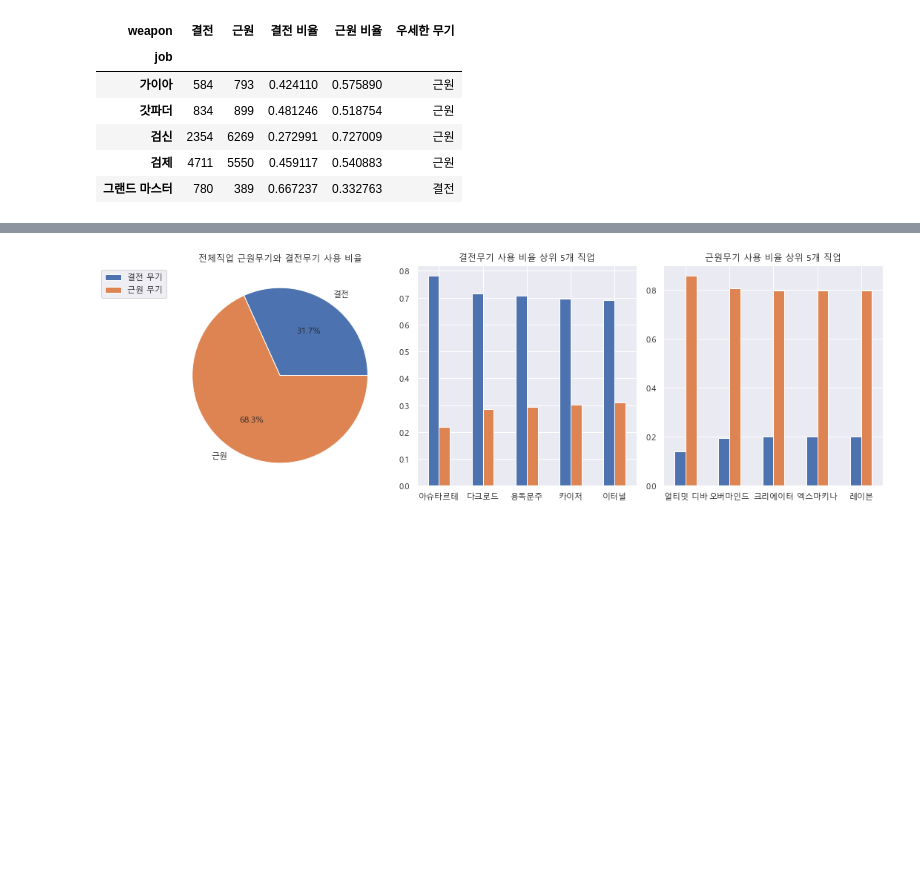
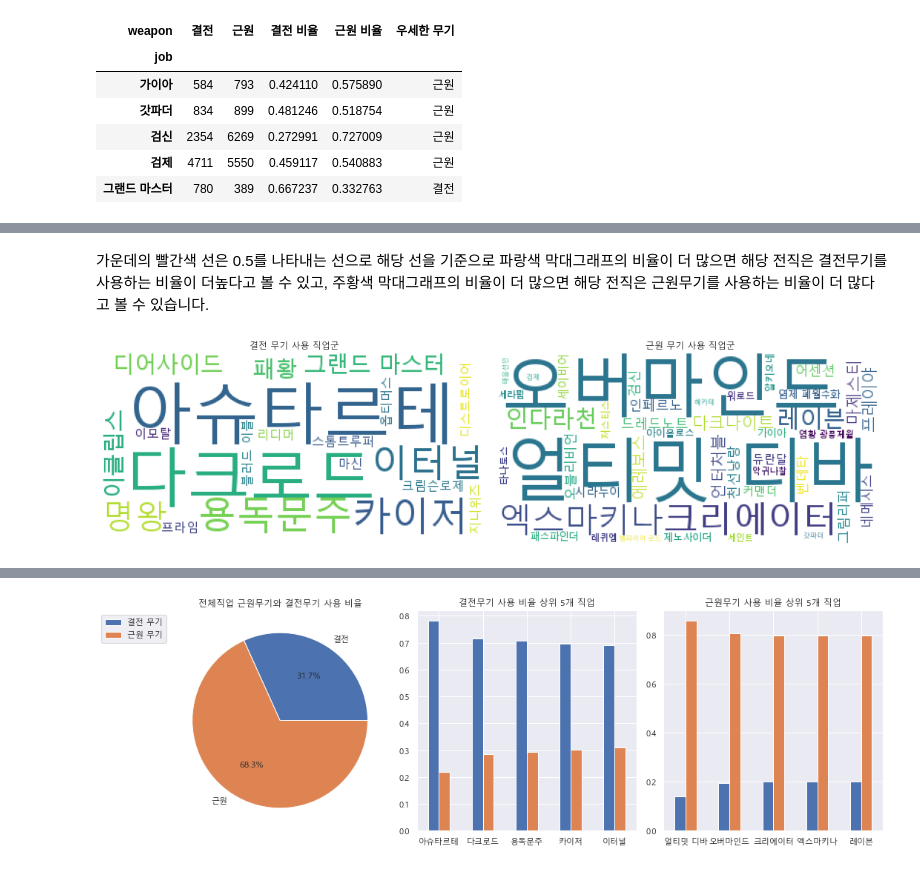
Before and after one commit to sda96/DNF_Analysis, a Jupyter notebook: notebook/DF_fetch_comment/problem_mining.ipynb, the cells around one changed output, grey strips where cells are left out. Saved outputs shown, nothing was run; the diff lists cells and outputs as text; code cells hidden in the pictures; blank space fills up the shorter version.

```diff
--- a/notebook/DF_fetch_comment/problem_mining.ipynb
+++ b/notebook/DF_fetch_comment/problem_mining.ipynb
@@ -428,0 +502,28 @@ plt.show()
+# %% [markdown]
+가운데의 빨간색 선은 0.5를 나타내는 선으로 해당 선을 기준으로 파랑색 막대그래프의 비율이 더 많으면 해당 전직은 결전무기를 사용하는 비율이 더높다고 볼 수 있고, 주황색 막대그래프의 비율이 더 많으면 해당 전직은 근원무기를 사용하는 비율이 더 많다고 볼 수 있습니다.
+# %%
+skill = result[result["우세한 무기"] == "결전"]
+noskill = result[result["우세한 무기"] == "근원"]
+
+# 전직별 선호하는 무기 비율 가중치를 도출합니다.
+fig, axes = plt.subplots(1, 2, figsize = (15, 15))
+skill_weight = dict(skill["결전 비율"])
+noskill_weight = dict(noskill["근원 비율"])
+wc = WordCloud(font_path='malgun',width= 400 ,background_color='white')
+
+# 결전 무기 직업군 워드 클라우드를 그립니다.
+skill_gen = wc.generate_from_frequencies(skill_weight)
+axes[0].imshow(skill_gen)
+axes[0].set_title("결전 무기 사용 직업군")
+axes[0].axis("off")
+
+# 근원 무기 직업군 워드 클라우드를 그립니다.
+noskill_gen = wc.generate_from_frequencies(noskill_weight)
+axes[1].imshow(noskill_gen)
+axes[1].set_title("근원 무기 사용 직업군")
+axes[1].axis("off")
+
+plt.tight_layout()
+plt.show()
+# %% [output]
+[figure, added]
```
Also changed, not shown: parts of 58 cells of this notebook, 13 other files.
